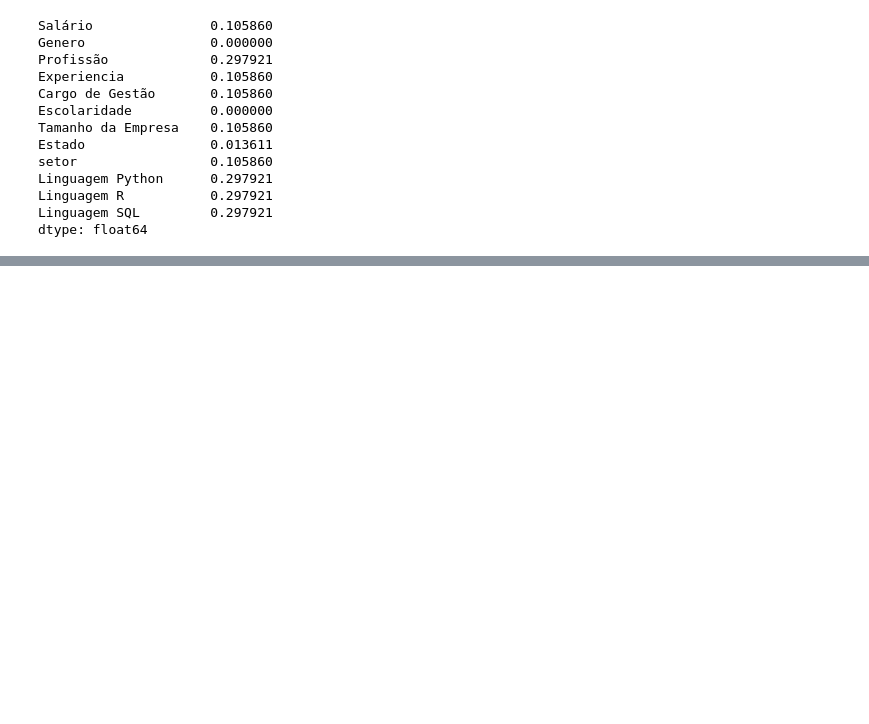
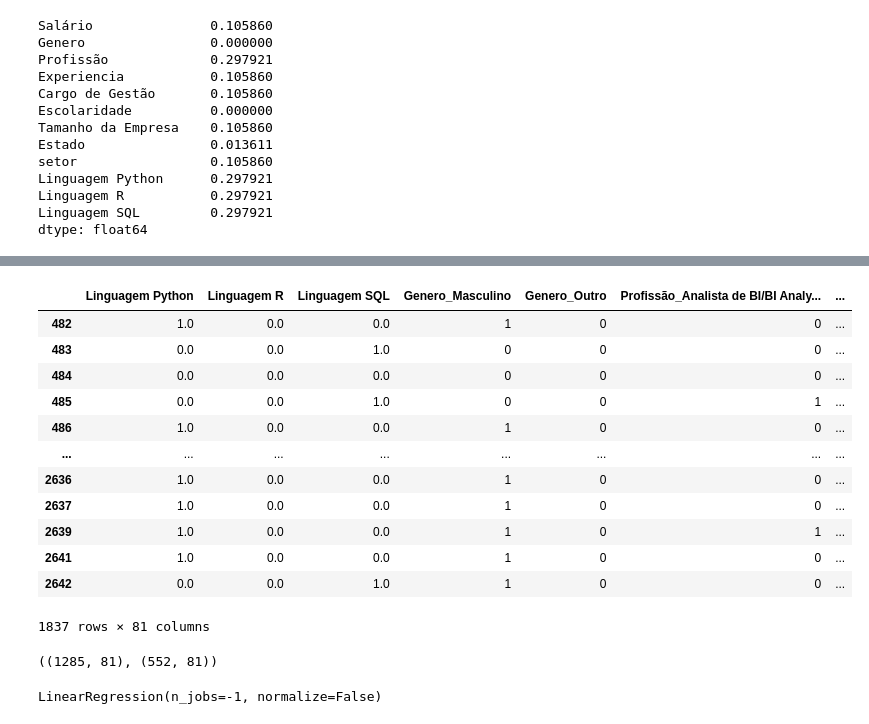
Before and after one commit to DionesGouvea/Salary-Prediction, a Jupyter notebook: Projeto_de_precificacao_de_salario.ipynb, the cells around one changed output, grey strips where cells are left out. Drawn from its saved outputs; the diff is of its cells as text; code cells hidden in the pictures; blank space fills up the shorter version.

```diff
--- a/Projeto_de_precificacao_de_salario.ipynb
+++ b/Projeto_de_precificacao_de_salario.ipynb
@@ -372,0 +404,18 @@ msno.matrix(dados0, figsize = (8, 4), color = (0, 0.1, 0.25), sparkline = False)
+# %%
+X = df_onehot.drop('Salário', axis = 1)
+y = df_onehot.Salário
+X
+# %% [output]
+|  | Linguagem Python | Linguagem R | Linguagem SQL | Genero_Masculino | Genero_Outro | Profissão_Analista de BI/BI Analy... | ... |
+| 482 | 1.0 | 0.0 | 0.0 | 1 | 0 | 0 | ... |
+| 483 | 0.0 | 0.0 | 1.0 | 0 | 0 | 0 | ... |
+| 484 | 0.0 | 0.0 | 0.0 | 0 | 0 | 0 | ... |
+| 485 | 0.0 | 0.0 | 1.0 | 0 | 0 | 1 | ... |
+| 486 | 1.0 | 0.0 | 0.0 | 1 | 0 | 0 | ... |
+| ... | ... | ... | ... | ... | ... | ... | ... |
+| 2636 | 1.0 | 0.0 | 0.0 | 1 | 0 | 0 | ... |
+| 2637 | 1.0 | 0.0 | 0.0 | 1 | 0 | 0 | ... |
+| 2639 | 1.0 | 0.0 | 0.0 | 1 | 0 | 1 | ... |
+| 2641 | 1.0 | 0.0 | 0.0 | 1 | 0 | 0 | ... |
+| 2642 | 0.0 | 0.0 | 1.0 | 1 | 0 | 0 | ... |
+1837 rows × 81 columns
@@ -372,0 +426,11 @@ msno.matrix(dados0, figsize = (8, 4), color = (0, 0.1, 0.25), sparkline = False)
+# %%
+X_treino.shape,X_teste.shape
+# %% [output]
+((1285, 81), (552, 81))
+# %%
+from sklearn.linear_model import LinearRegression
+#fit_intercept = True para calcular o preço do salario padrão
+lr = LinearRegression(fit_intercept=True, normalize =False, n_jobs = -1)# normalize = False pois ja normalizamos os dados  -1~1
+lr.fit(X_treino,y_treino) #treinando o modelo
+# %% [output]
+LinearRegression(n_jobs=-1, normalize=False)
```
Also changed, not shown: parts of 18 cells of this notebook.
